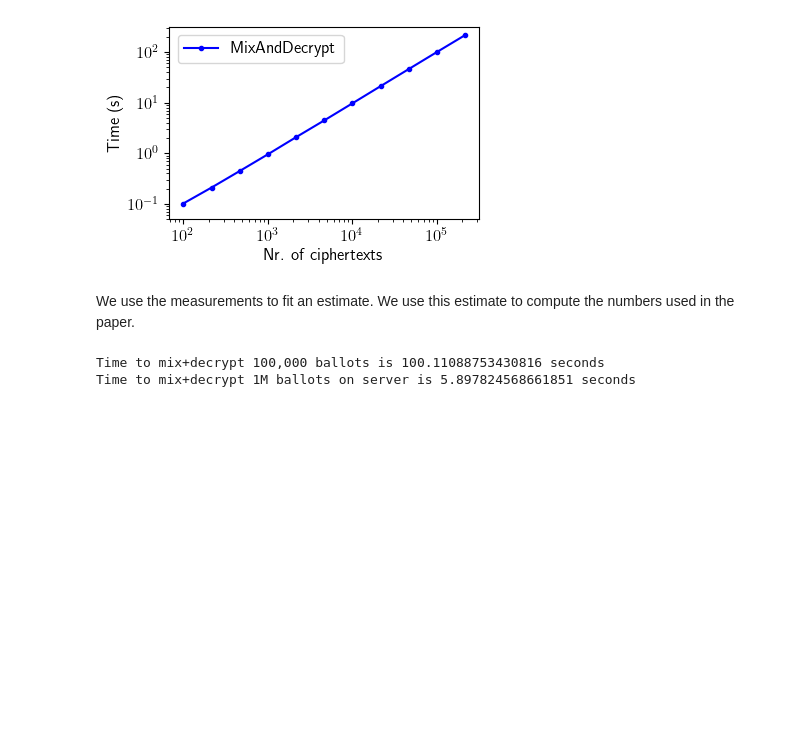
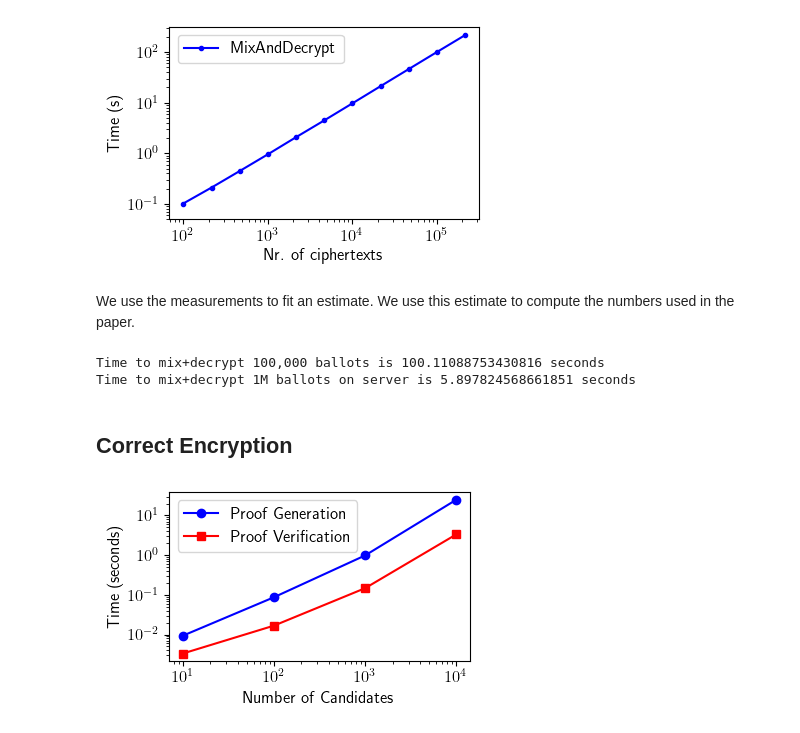
Before and after one commit to Liquid-democracy/liquid-voteagain, a Jupyter notebook: analysis/analysis.ipynb, the cells around one changed output. Cells and saved outputs as stored; diff of their text form; code cells hidden in the pictures; blank space fills up the shorter version.

Commit message:
Create encryption experiment

```diff
--- a/analysis/analysis.ipynb
+++ b/analysis/analysis.ipynb
@@ -507,3 +507,28 @@ print("Time to mix+decrypt 1M ballots on server is {} seconds".format(time1M))
 # %% [output]
 Time to mix+decrypt 100,000 ballots is 100.11088753430816 seconds
 Time to mix+decrypt 1M ballots on server is 5.897824568661851 seconds
+# %% [markdown]
+## Correct Encryption
+# %%
+# Load correct_encryption data
+encryption_data = parse_csv("../data/encrypt/correct_encryption.csv")
+num_candidates = encryption_data["NumberCandidates"]
+proof_gen_time = encryption_data["ProofGenTime"]
+proof_ver_time = encryption_data["ProofVerTime"]
+# %%
+# Plot correct encryption times
+fig, ax = plt.subplots(figsize=(4,2.5))
+
+ax.plot(num_candidates, proof_gen_time, label="Proof Generation", marker='o', color="blue")
+ax.plot(num_candidates, proof_ver_time, label="Proof Verification", marker='s', color="red")
+
+ax.set_ylabel('Time (seconds)')
+ax.set_xlabel('Number of Candidates')
+ax.set_xscale('log')
+ax.set_yscale('log')
+ax.legend(loc=0)
+
+plt.tight_layout()
+plt.show()
+# %% [output]
+[figure, added]
```
Also changed, not shown: 1 other file.
